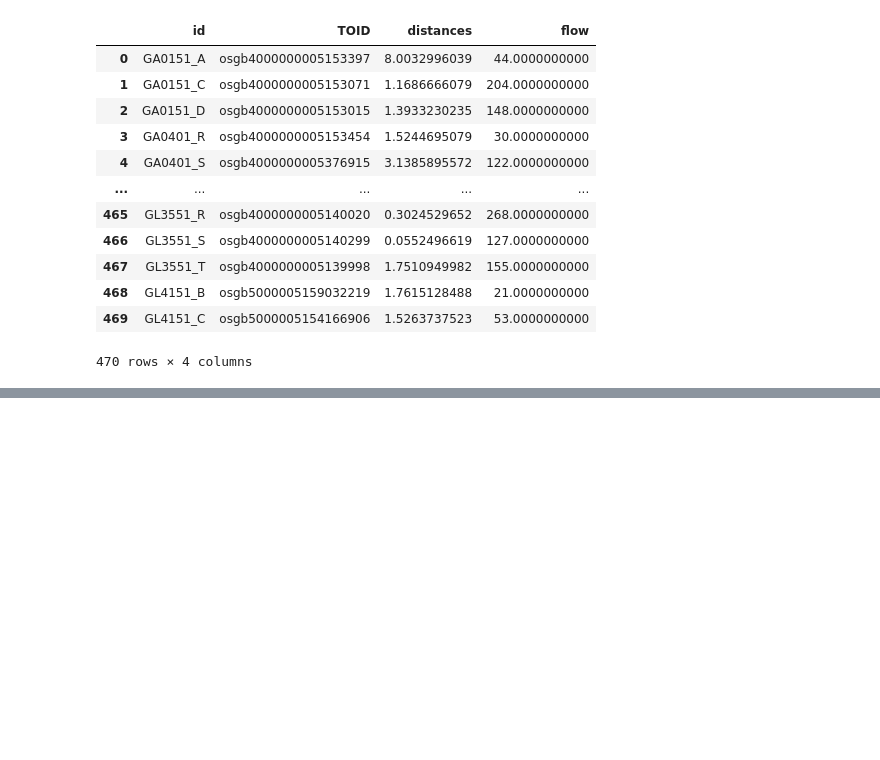
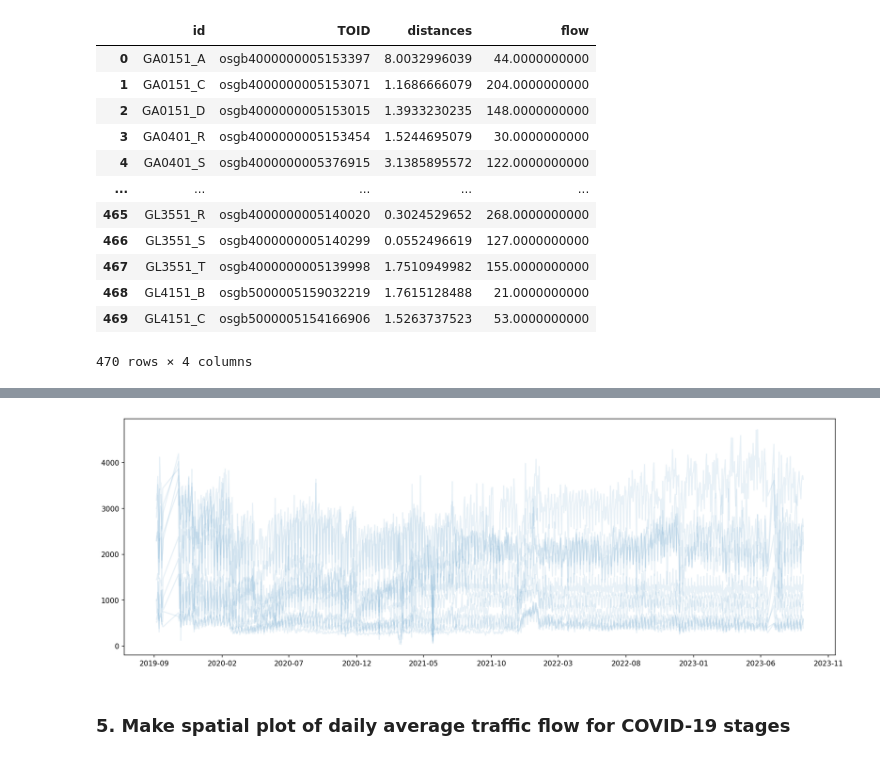
Before and after one commit to YueLi-0816/data_paper, a Jupyter notebook: traffic_flow_plot.ipynb, the cells around one changed output, grey strips where cells are left out. Cells and saved outputs as stored; diff of their text form; code cells hidden in the pictures; blank space fills up the shorter version.

```diff
--- a/traffic_flow_plot.ipynb
+++ b/traffic_flow_plot.ipynb
@@ -223,0 +285,3 @@ road_sensor_flow = road_sensor_df.to_crs("27700")
+# %%
+sensors_list1 = sensors_list[:10]
+sensors_list1
@@ -223,0 +299,13 @@ road_sensor_flow = road_sensor_df.to_crs("27700")
+# %%
+fig, ax1 = plt.subplots(figsize=(18, 6),dpi=150)
+
+for sensor in sensors_list1:
+    sensor_df = read_csv(sensor)
+    sensor_daily = get_daily_flow(sensor_df)
+    sensor_daily.set_index('date', inplace=True)
+
+    ax1.plot(sensor_daily['flow'], linestyle='-', color='tab:blue', alpha=0.1)
+
+ax1.xaxis.set_major_locator(mdates.RRuleLocator(mdates.rrulewrapper(mdates.MONTHLY, interval=5)))
+# %% [output]
+[figure, added]
@@ -223,0 +339,2 @@ road_sensor_flow = road_sensor_df.to_crs("27700")
+# %% [markdown]
+### 5. Make spatial plot of daily average traffic flow for COVID-19 stages
```
Also changed, not shown: parts of 14 cells of this notebook.
